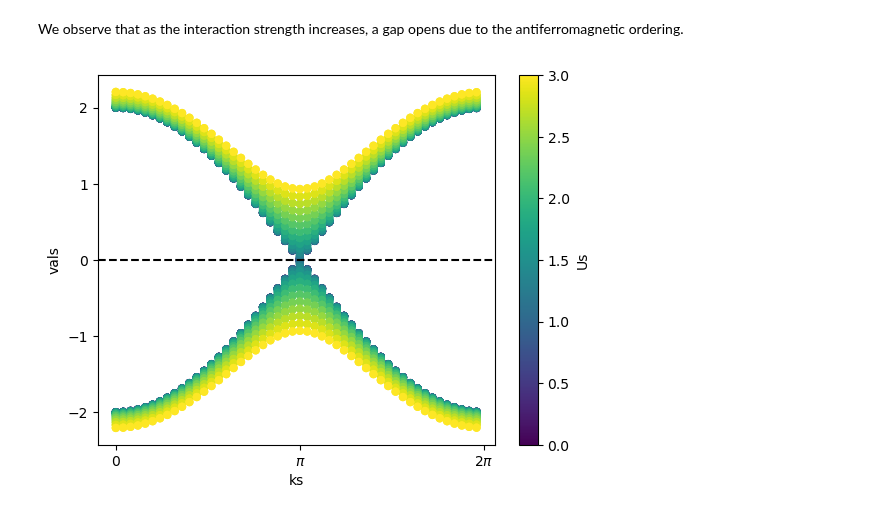
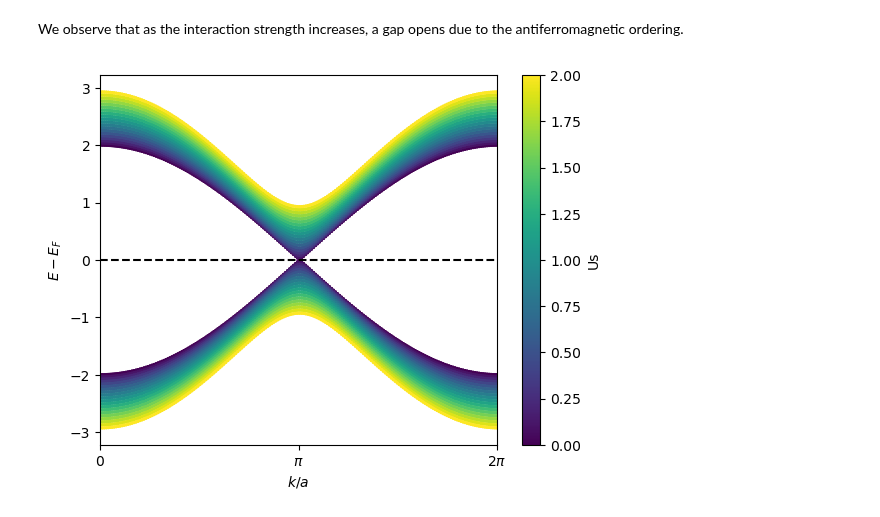
Before and after one commit to quantum-tinkerer/MeanFi, a Jupyter notebook: examples/1d_hubbard.ipynb, the cells around one changed output. Saved outputs shown, nothing was run; the diff lists cells and outputs as text; code cells hidden in the pictures.

```diff
--- a/examples/1d_hubbard.ipynb
+++ b/examples/1d_hubbard.ipynb
@@ -31,2 +30,5 @@ def hamiltonian(k):
+# %%
+nk = 100
+hamiltonians_0, ks = utils.kgrid_hamiltonian(nk, tb_model, return_ks=True)
 # %% [markdown]
 To build the tight-binding model, we need to generate a Hamiltonian on a k-point and the corresponding hopping vectors to generate a guess. We then verify the spectrum and see that the bands indeed consistent of two bands due to the Brillouin zone folding.
@@ -94,35 +84,30 @@ $$
 # %%
 def compute_phase_diagram(
     Us,
-    ks,
-    tol=1e-6,
-    mixing=0.01,
-    order=10,
+    nk,
+    nk_dense,
 ):
-    # onsite interactions
-    v_int = np.block(
-        [[np.ones((2, 2)), np.zeros((2, 2))], [np.zeros((2, 2)), np.ones((2, 2))]]
-    )
-    v_int = np.array([v_int for k in ks])
     gap = []
     vals = []
     for U in tqdm(Us):
-        H_int = U * v_int
+        # onsite interactions
+        int_model = {
+            (0,) : U * np.kron(np.ones((2, 2)), np.eye(2))
+        }
         _gap, _vals = compute_gap(
-            H_int=H_int,
-            ks=ks,
-            ks_dense=ks_dense,
-            tol=tol,
-            mixing=mixing,
-            order=order,
+            tb_model=tb_model,
+            int_model=int_model,
+            nk=nk,
+            nk_dense=nk_dense,
         )
         gap.append(_gap)
         vals.append(_vals)
     return np.asarray(gap, dtype=float), np.asarray(vals)
 # %%
 # Interaction strengths
-Us = np.linspace(0, 3, 20, endpoint=True)
-gap, vals = compute_phase_diagram(Us, ks=ks)
+Us = np.linspace(0, 2, 20, endpoint=True)
+nk, nk_dense=20, 200
+gap, vals = compute_phase_diagram(Us=Us, nk=nk, nk_dense=nk_dense)
 # %%
 import xarray as xr
 
@@ -131,17 +116,20 @@ ds = xr.Dataset(
         vals=(["Us", "ks", "n"], vals),
         gap=(["Us"], gap)
     ),
-    coords=dict(Us=Us, ks=ks, n=np.arange(vals.shape[-1])),
+    coords=dict(Us=Us, ks=np.linspace(0, 2 * np.pi, nk_dense), n=np.arange(vals.shape[-1])),
 )
 # %% [markdown]
 We observe that as the interaction strength increases, a gap opens due to the antiferromagnetic ordering.
 # %%
-ds.vals.plot.scatter(x='ks', hue='Us', ec=None)
+ds.vals.plot.scatter(x='ks', hue='Us', ec=None, s=5)
 plt.axhline(0, ls='--', c='k')
 plt.xticks([0, np.pi, 2 * np.pi], ['$0$', '$\pi$', '$2\pi$'])
+plt.xlim(0, 2 * np.pi)
+plt.ylabel('$E - E_F$')
+plt.xlabel('$k / a$')
 plt.show()
 # %% [output]
-[figure, old version]
+[figure, new version]
 # %%
 ds.gap.plot()
 plt.yscale('log')
```
Also changed, not shown: parts of 6 cells of this notebook.
